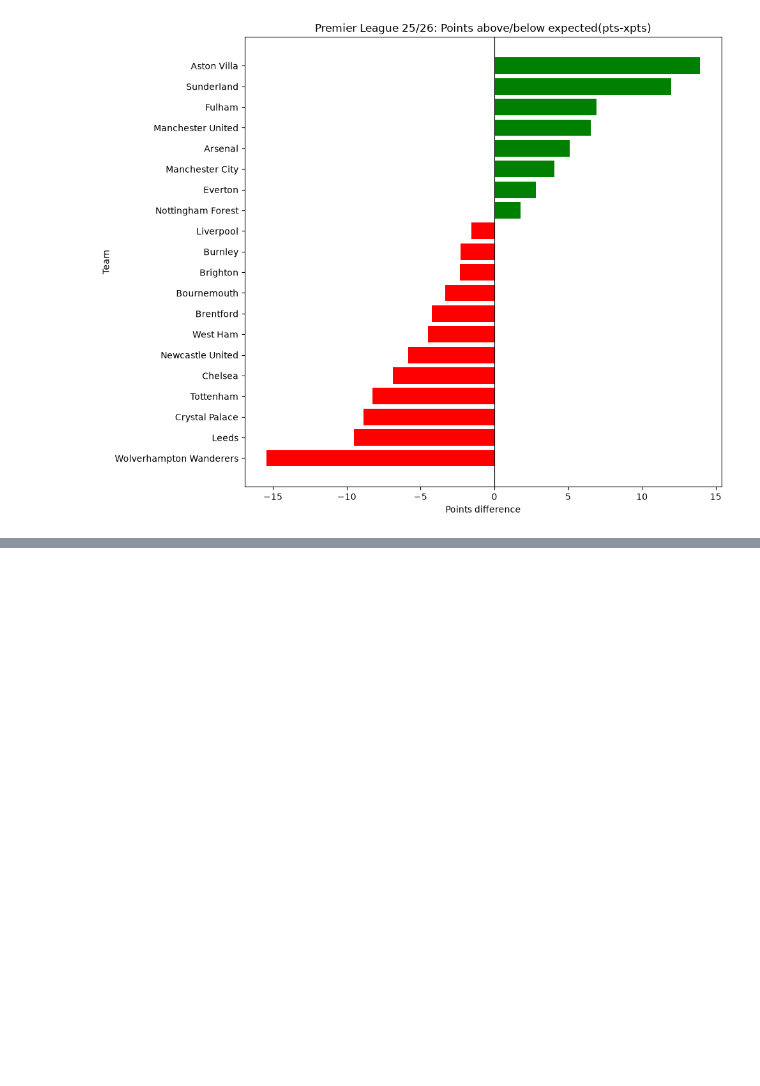
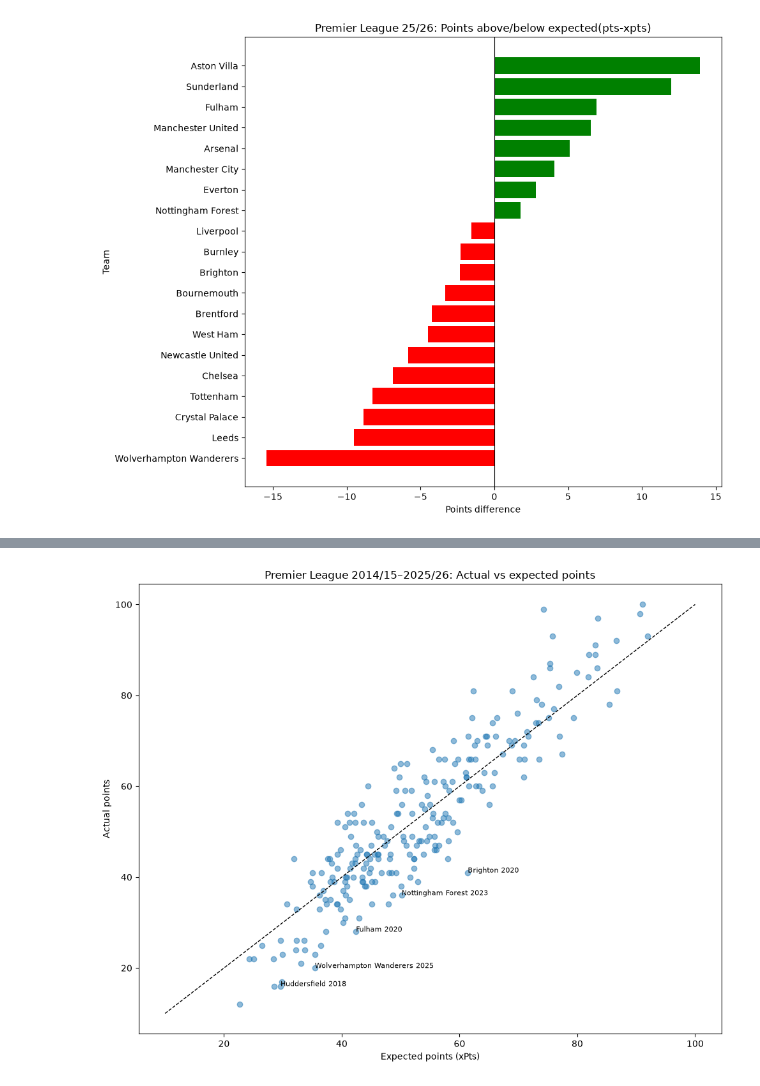
Before and after one commit to dimliaro/pl-xg-luck, a Jupyter notebook: 01_explore.ipynb, the cells around one changed output, grey strips where cells are left out. Cells and saved outputs as stored; diff of their text form; code cells hidden in the pictures; blank space fills up the shorter version.

```diff
--- a/01_explore.ipynb
+++ b/01_explore.ipynb
@@ -116,0 +153,12 @@ plt.show()
+# %%
+import time
+
+all_seasons = []
+for season in range(2014, 2026):
+    print("Fetching", season)
+    all_seasons.append(get_season(str(season)))
+    time.sleep(1)
+
+df_all = pd.concat(all_seasons, ignore_index=True)
+print(df_all.shape)
+df_all.to_csv("epl_2014_2025_team_matches.csv", index=False)
@@ -116,0 +186,9 @@ plt.show()
+# %%
+luck_all = df_all.groupby(['team', 'season'])[["pts", "xpts"]].sum()
+luck_all["luck"] = luck_all['pts']-luck_all['xpts']
+
+luck_all["luck_adj"] = luck_all["luck"] - luck_all.groupby("season")["luck"].transform("mean")
+
+luck_all = luck_all.sort_values("luck_adj", ascending=False)
+print(luck_all.head(10))
+print(luck_all.tail(10))
@@ -116,0 +213,25 @@ plt.show()
+# %%
+# Το groupby έκανε τα team & season index — τα ξαναφέρνουμε σε κανονικές στήλες
+plot_df = luck_all.reset_index()
+
+fig, ax = plt.subplots(figsize=(10, 8))
+
+
+ax.scatter(plot_df["xpts"], plot_df["pts"], alpha=0.5)   # ποια στήλη στον x, ποια στον y;
+
+# Η διαγώνιος "δίκαιης τύχης": από το (10,10) έως το (100,100)
+ax.plot([10, 100], [10, 100], color="black", linestyle="--", linewidth=1)
+
+# Ετικέτες στις 5 πιο τυχερές ομάδες-σεζόν
+for _, row in plot_df.nsmallest(5, "luck_adj").iterrows():
+    ax.annotate(f"{row['team']} {row['season']}", (row["xpts"], row["pts"]), fontsize=8)
+
+ax.set_title("Premier League 2014/15–2025/26: Actual vs expected points")
+ax.set_xlabel("Expected points (xPts)")
+ax.set_ylabel("Actual points")
+
+plt.tight_layout()
+plt.savefig("pts_vs_xpts_all.png", dpi=150)
+plt.show()
+# %% [output]
+[figure, added]
```
Also changed, not shown: parts of 9 cells of this notebook, 5 other files.
